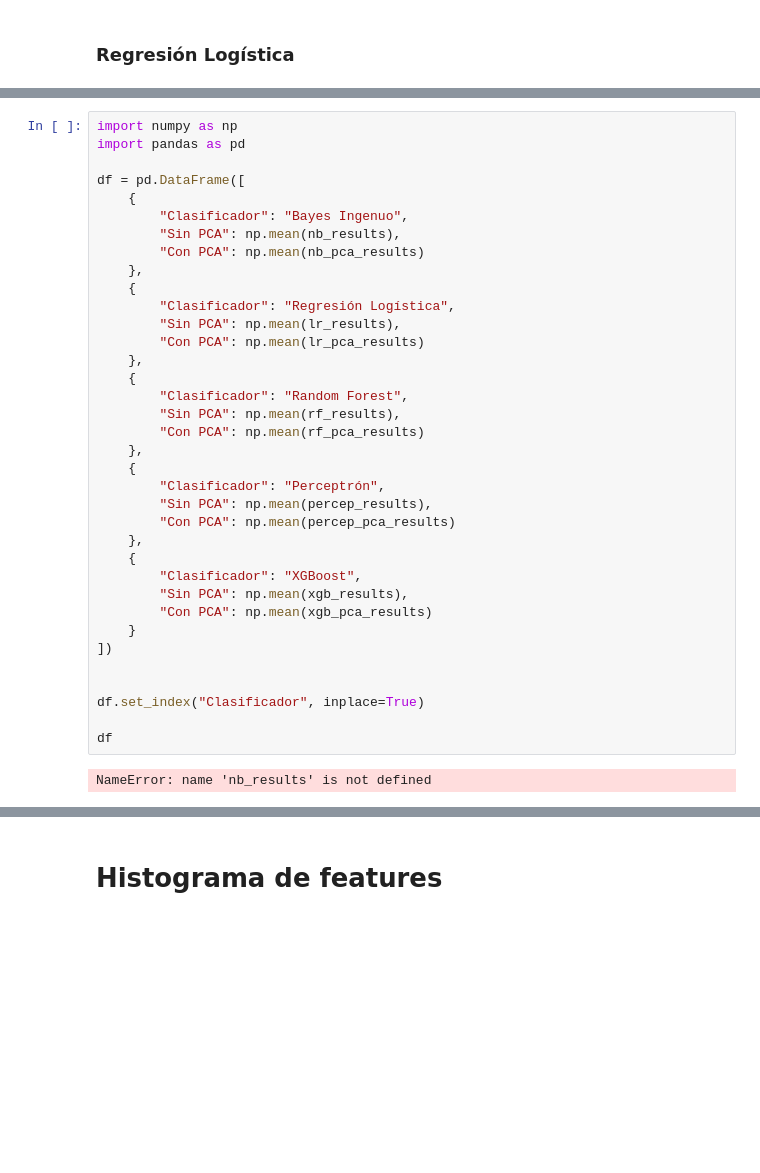
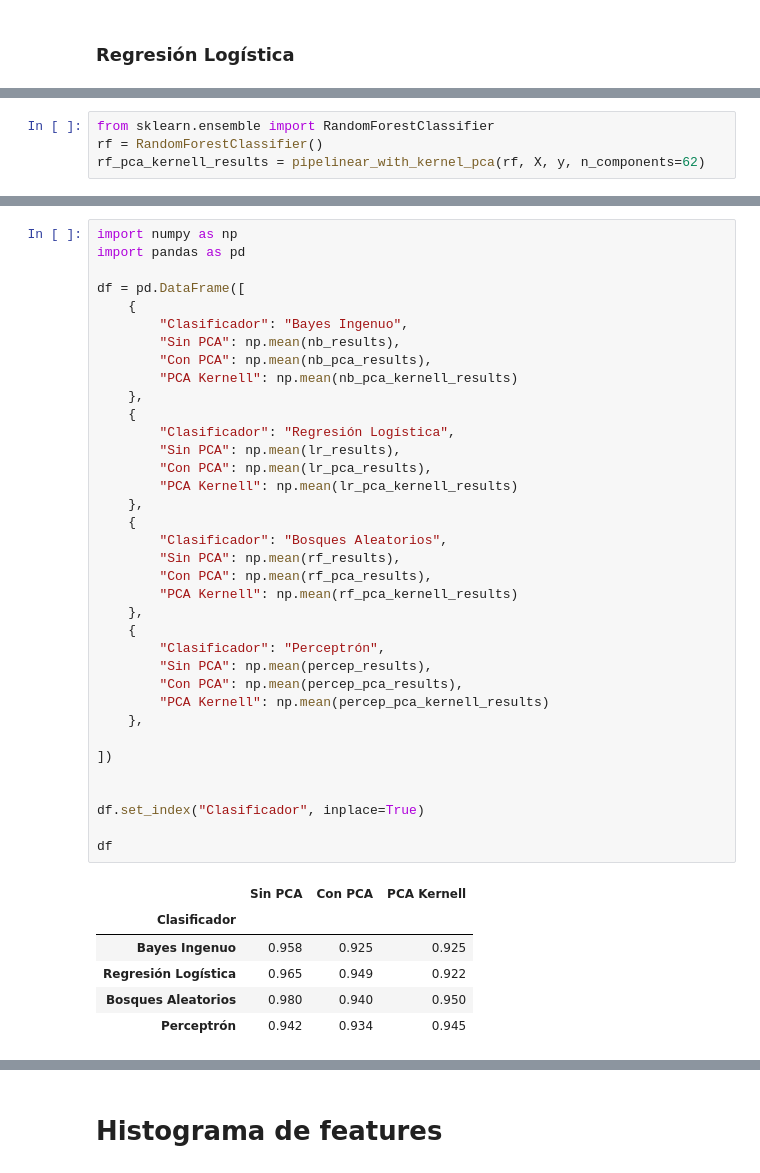
Before and after one commit to DanielRosadoRodriguez/HAR-Analysis, a Jupyter notebook: Dataset 1 - MHEALTH.ipynb, the cells around one changed output, grey strips where cells are left out. Saved outputs shown, nothing was run; the diff lists cells and outputs as text; blank space fills up the shorter version.

```diff
--- a/Dataset 1 - MHEALTH.ipynb
+++ b/Dataset 1 - MHEALTH.ipynb
@@ -1261,0 +1430,4 @@ Average score: 0.9485318733103313
+# %%
+from sklearn.ensemble import RandomForestClassifier
+rf = RandomForestClassifier()
+rf_pca_kernell_results = pipelinear_with_kernel_pca(rf, X, y, n_components=62)
@@ -1305,38 +1452,43 @@ Average score: 0.9096655579783668
 # %%
 import numpy as np
 import pandas as pd
 
 df = pd.DataFrame([
     {
         "Clasificador": "Bayes Ingenuo",
         "Sin PCA": np.mean(nb_results),
-        "Con PCA": np.mean(nb_pca_results)
+        "Con PCA": np.mean(nb_pca_results),
+        "PCA Kernell": np.mean(nb_pca_kernell_results)
     },
     {
         "Clasificador": "Regresión Logística",
         "Sin PCA": np.mean(lr_results),
-        "Con PCA": np.mean(lr_pca_results)
+        "Con PCA": np.mean(lr_pca_results),
+        "PCA Kernell": np.mean(lr_pca_kernell_results)
     },
     {
-        "Clasificador": "Random Forest",
+        "Clasificador": "Bosques Aleatorios",
         "Sin PCA": np.mean(rf_results),
-        "Con PCA": np.mean(rf_pca_results)
+        "Con PCA": np.mean(rf_pca_results),
+        "PCA Kernell": np.mean(rf_pca_kernell_results)
     },
     {
         "Clasificador": "Perceptrón",
         "Sin PCA": np.mean(percep_results),
-        "Con PCA": np.mean(percep_pca_results)
+        "Con PCA": np.mean(percep_pca_results),
+        "PCA Kernell": np.mean(percep_pca_kernell_results)
     },
-    {
-        "Clasificador": "XGBoost",
-        "Sin PCA": np.mean(xgb_results),
-        "Con PCA": np.mean(xgb_pca_results)
-    }
+
 ])
 
 
 df.set_index("Clasificador", inplace=True)
 
 df
 # %% [output]
-NameError: name 'nb_results' is not defined
+|  | Sin PCA | Con PCA | PCA Kernell |
+| Clasificador |  |  |  |
+| Bayes Ingenuo | 0.958 | 0.925 | 0.925 |
+| Regresión Logística | 0.965 | 0.949 | 0.922 |
+| Bosques Aleatorios | 0.980 | 0.940 | 0.950 |
+| Perceptrón | 0.942 | 0.934 | 0.945 |
```
Also changed, not shown: parts of 49 cells of this notebook.
